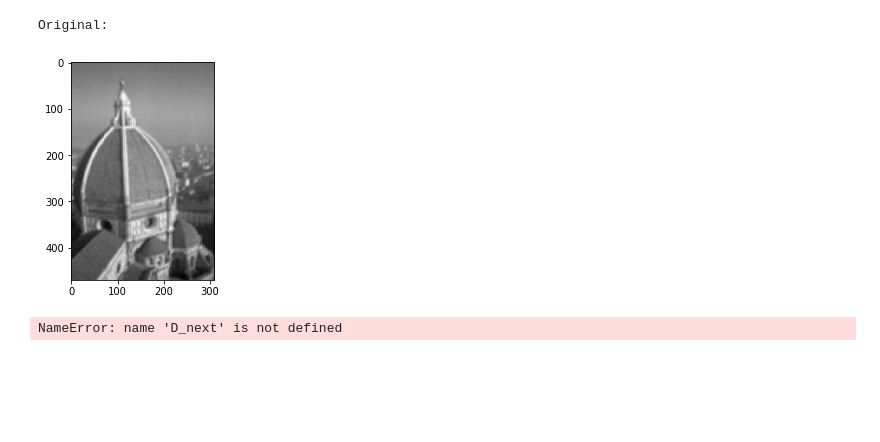
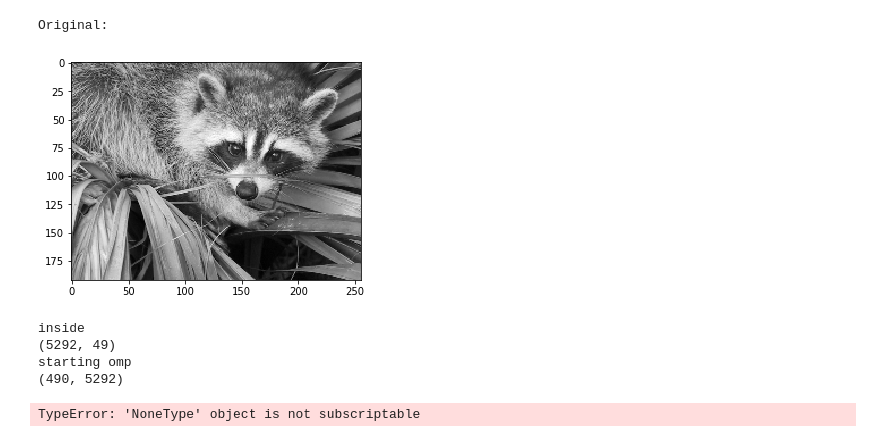
Before and after one commit to jonathanho261/Single-Image-Deblurring, a Jupyter notebook: Deblur.ipynb, the cells around one changed output. Drawn from its saved outputs; the diff is of its cells as text; code cells hidden in the pictures; blank space fills up the shorter version.

```diff
--- a/Deblur.ipynb
+++ b/Deblur.ipynb
@@ -221,26 +207,34 @@ def deblur(blur_img, kernel_size=7, patch_size=12, iters=6, start_loc=(0,0), blu
 # %%
 blur_img_name = 'blurred.jpg'
 blur_img_path = 'data/' + blur_img_name
-blur_img = cv2.cvtColor(cv2.imread(blur_img_path), cv2.COLOR_BGRA2GRAY).astype('double') / 255.0
+# blur_img = cv2.cvtColor(cv2.imread(blur_img_path), cv2.COLOR_BGRA2GRAY).astype('double') / 255.0
+
+from scipy.misc import face
+blur_img = face(gray=True) / 255.0
+blur_img = blur_img[::4, ::4] + blur_img[1::4, ::4] + blur_img[::4, 1::4] + blur_img[1::4, 1::4]
 
 print('Original: ')
 plt.imshow(blur_img, cmap='gray')
 plt.show()
 
-kernel_size   = 7
-patch_size    = 50
+kernel_size   = 5
+patch_size    = 7
 iters         = 6
 start_loc     = (0,0)
 blur_strength = 0.4
-skip          = (10,10)
+skip          = (3,3)
 
 deblur_img, kernel = deblur(blur_img, kernel_size=kernel_size, patch_size=patch_size, skip=skip)
 plt.imshow(deblur_img, cmap='gray')
 plt.show()
 
 deblur_img_path = 'output/' + blur_img_name
 cv2.imwrite(deblur_img_path, deblur_img)
 # %% [output]
 Original:
-[figure, old version]
+[figure, new version]
-NameError: name 'D_next' is not defined
+inside
+(5292, 49)
+starting omp
+(490, 5292)
+TypeError: 'NoneType' object is not subscriptable
```
Also changed, not shown: parts of 3 cells of this notebook.
